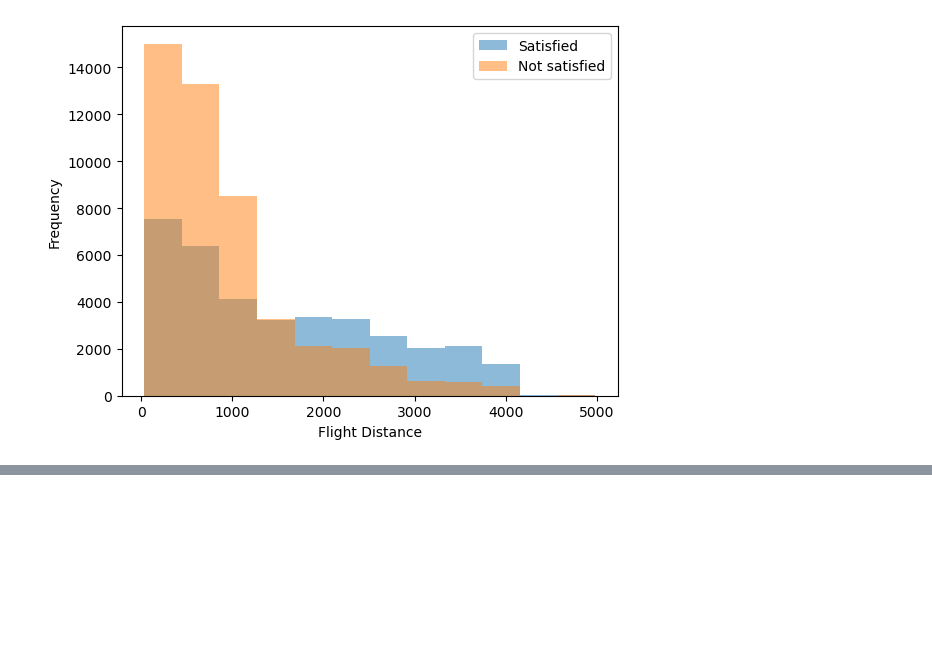
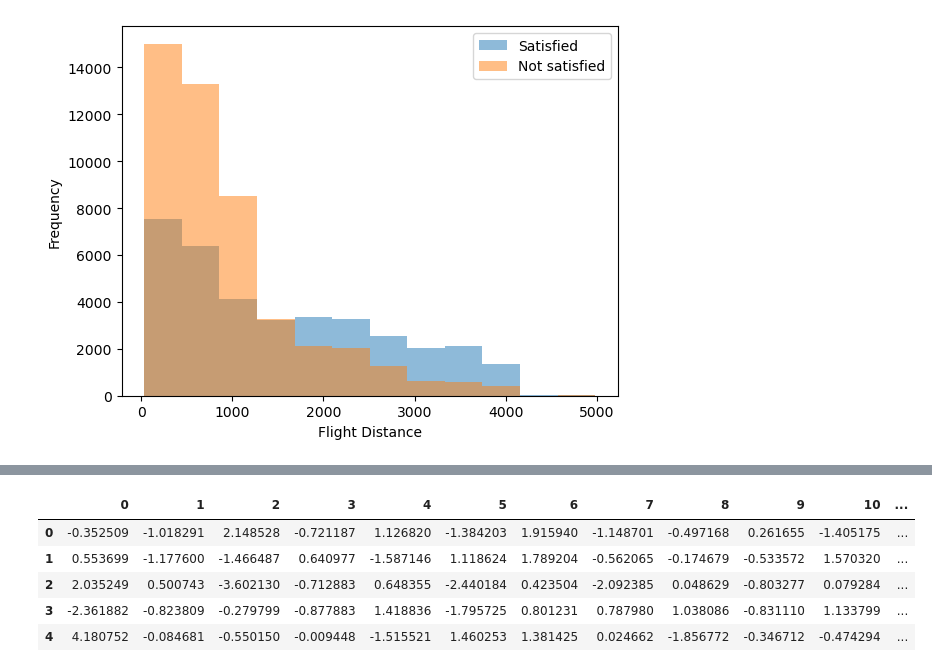
Before and after one commit to katezhang1234/Predict-Airline-Satisfaction, a Jupyter notebook: ML_airline_project.ipynb, the cells around one changed output, grey strips where cells are left out. Cells and saved outputs as stored; diff of their text form; code cells hidden in the pictures; blank space fills up the shorter version.

```diff
--- a/ML_airline_project.ipynb
+++ b/ML_airline_project.ipynb
@@ -347,7 +367,15 @@ print(scaled_data.std())
 # %%
 # We chose to reduce the dataset size as we have a lot of un-helpful features that don't have a strong correlation with the label
 # satisfaction_satisfied.
 pca = PCA(n_components=0.95, svd_solver='full')
-transform = pca.fit_transform(scaled_data)
+fitted_pca = pca.fit(scaled_train)
+transform = fitted_pca.transform(scaled_train)
 pca_data = pd.DataFrame(transform)
 pca_data.head(5)
+# %% [output]
+|  | 0 | 1 | 2 | 3 | 4 | 5 | 6 | 7 | 8 | 9 | 10 | ... |
+| 0 | -0.352509 | -1.018291 | 2.148528 | -0.721187 | 1.126820 | -1.384203 | 1.915940 | -1.148701 | -0.497168 | 0.261655 | -1.405175 | ... |
+| 1 | 0.553699 | -1.177600 | -1.466487 | 0.640977 | -1.587146 | 1.118624 | 1.789204 | -0.562065 | -0.174679 | -0.533572 | 1.570320 | ... |
+| 2 | 2.035249 | 0.500743 | -3.602130 | -0.712883 | 0.648355 | -2.440184 | 0.423504 | -2.092385 | 0.048629 | -0.803277 | 0.079284 | ... |
+| 3 | -2.361882 | -0.823809 | -0.279799 | -0.877883 | 1.418836 | -1.795725 | 0.801231 | 0.787980 | 1.038086 | -0.831110 | 1.133799 | ... |
+| 4 | 4.180752 | -0.084681 | -0.550150 | -0.009448 | -1.515521 | 1.460253 | 1.381425 | 0.024662 | -1.856772 | -0.346712 | -0.474294 | ... |
```
Also changed, not shown: parts of 24 cells of this notebook.
